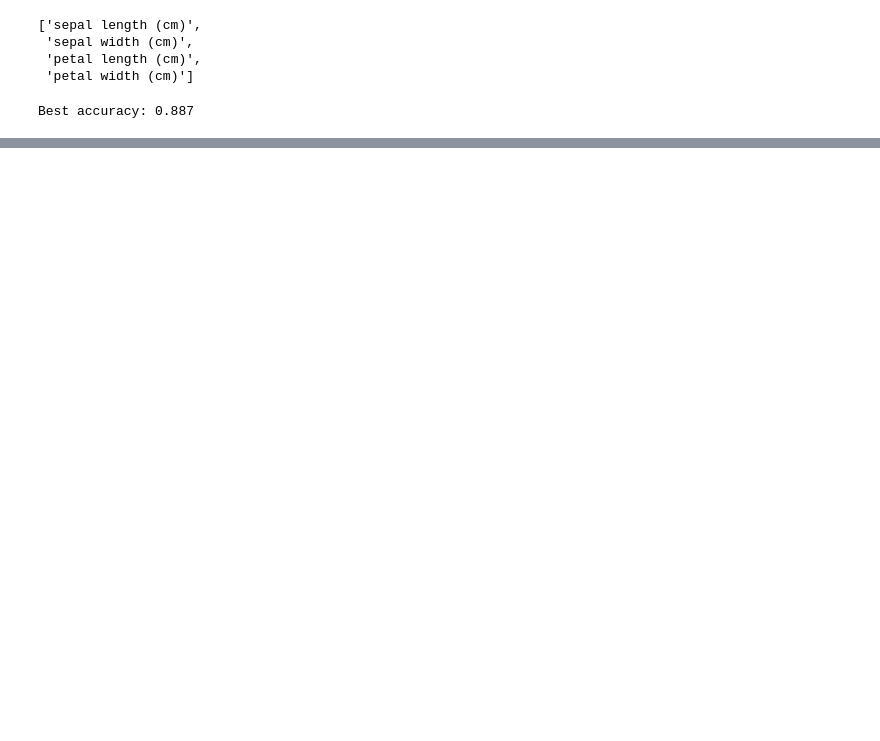
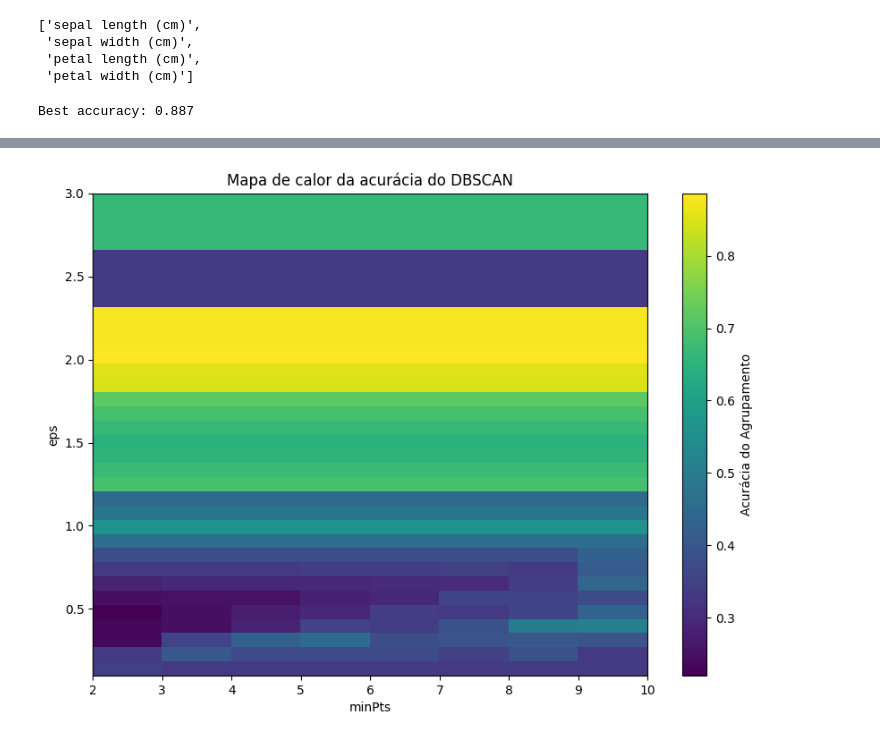
Before and after one commit to alexandrechiacchio/trabalho_gestao, a Jupyter notebook: dbscan.ipynb, the cells around one changed output, grey strips where cells are left out. Cells and saved outputs as stored; diff of their text form; code cells hidden in the pictures; blank space fills up the shorter version.

```diff
--- a/dbscan.ipynb
+++ b/dbscan.ipynb
@@ -121,0 +123,20 @@ plt.show()
+# %%
+results = []
+for eps in np.arange(0.1, 3.5, 0.1, dtype=float):
+    line = []
+    for minPts in range(2, 10):
+        aux = dbscan(X, eps, minPts)
+        line.append((clustering_accuracy(y, aux[0]), aux[1]))
+    results.append(line)
+# %%
+plt.figure(figsize=(10, 7))
+heatmap_data = [[elem[0] for elem in row] for row in results]
+im = plt.imshow(heatmap_data, aspect='auto', origin='lower',
+                extent=[2, 10, 0.1, 3], cmap='viridis')
+plt.colorbar(im, label='Acurácia do Agrupamento')
+plt.xlabel('minPts')
+plt.ylabel('eps')
+plt.title('Mapa de calor da acurácia do DBSCAN')
+plt.show()
+# %% [output]
+[figure, added]
```
Also changed, not shown: parts of 4 cells of this notebook.
